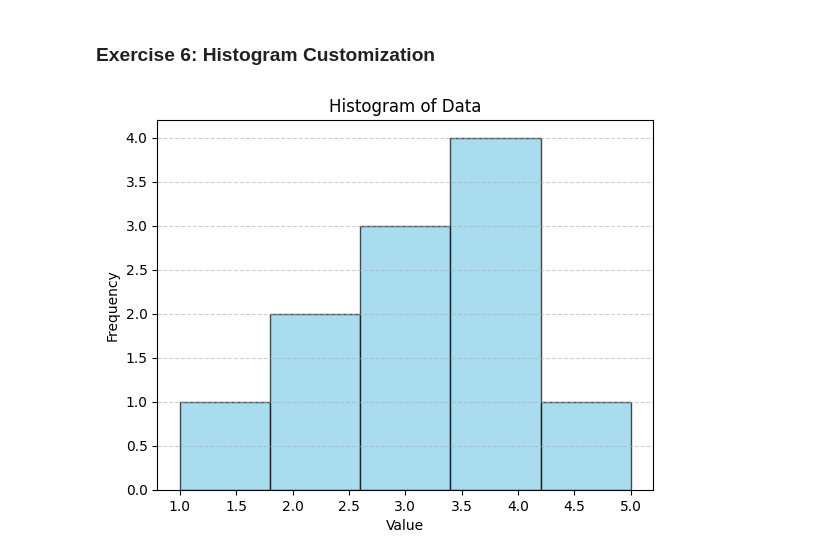
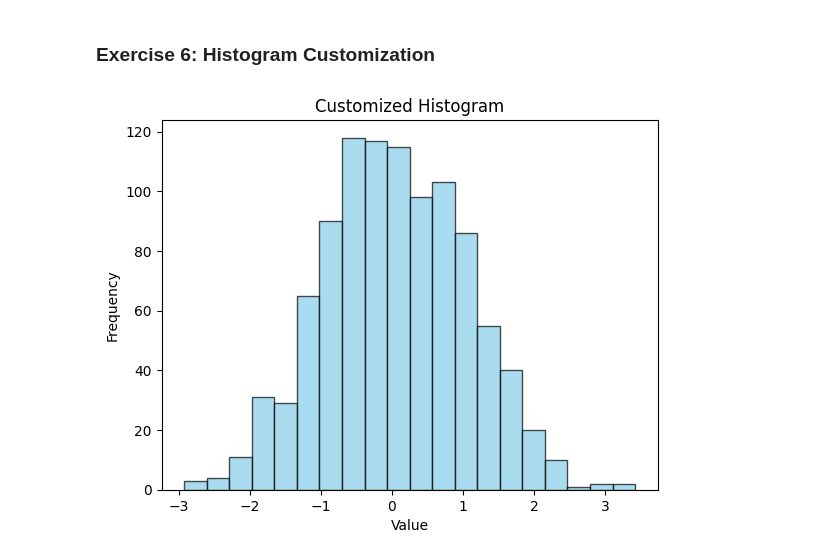
Before and after one commit to pratikshasomanath18/python-jupyter-template, a Jupyter notebook: src/6-histogram.ipynb, the cells around one changed output. Drawn from its saved outputs; the diff is of its cells as text; code cells hidden in the pictures.

```diff
--- a/src/6-histogram.ipynb
+++ b/src/6-histogram.ipynb
@@ -2,24 +2,28 @@
 ### Exercise 6: Histogram Customization
 # %%
 import matplotlib.pyplot as plt
+import numpy as np
+from collections.abc import Iterable
 
-# Data
-data = [1, 2, 2, 3, 3, 3, 4, 4, 4, 4, 5]
+# Sample Data
+data = np.random.randn(1000)  # Generating random values for the histogram
+bins = 20  # Number of bins
 
 # Error Handling
-if not all(isinstance(i, (int, float)) for i in data):
-    raise TypeError("Data must contain only numerical values.")
+if not isinstance(data, Iterable):
+    raise TypeError("Data must be an iterable (list, tuple, or NumPy array).")
+if not isinstance(bins, int) or bins <= 0:
+    raise ValueError("The 'bins' parameter must be a positive integer.")
 
-# Create a histogram
-plt.hist(data, bins=5, color='skyblue', edgecolor='black', alpha=0.7)
+# Create Histogram
+plt.hist(data, bins=bins, color='skyblue', edgecolor='black', alpha=0.7)
 
-# Customization
+# Labels and Title
 plt.xlabel('Value')
 plt.ylabel('Frequency')
-plt.title('Histogram of Data')
-plt.grid(axis='y', linestyle='--', alpha=0.6)
+plt.title('Customized Histogram')
 
 # Show the plot
 plt.show()
 # %% [output]
-[figure, old version]
+[figure, new version]
```
Also changed, not shown: 5 other files.
